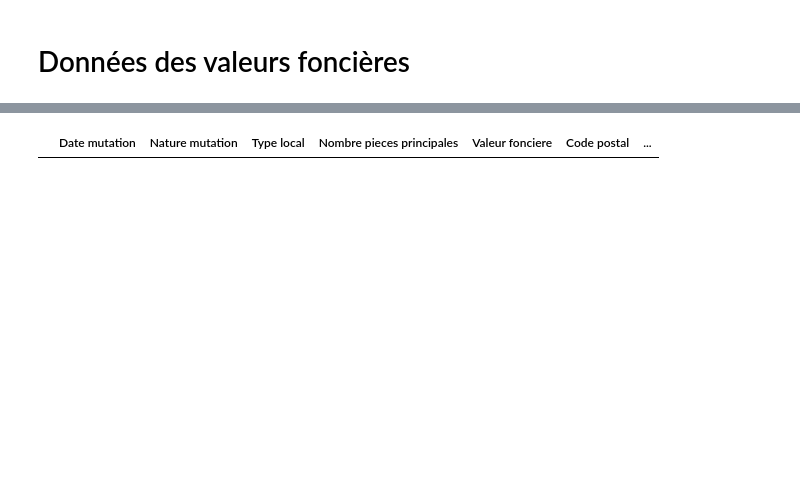
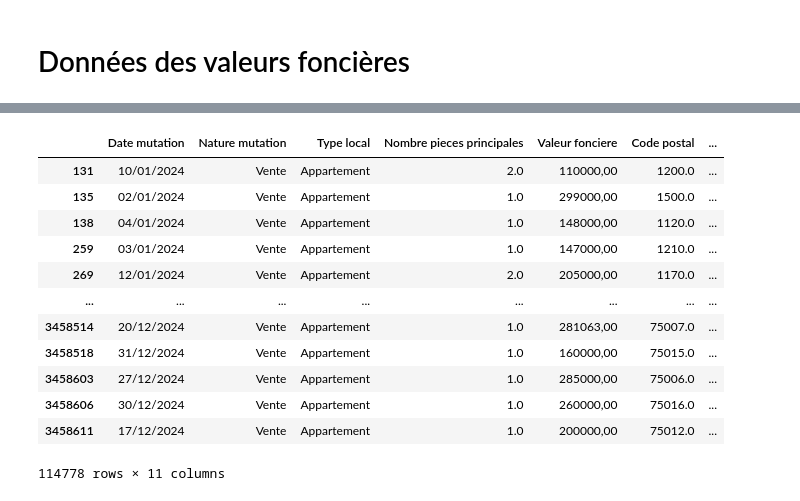
Before and after one commit to QQTipu/RealEstateInvestment, a Jupyter notebook: test.ipynb, the cells around one changed output, grey strips where cells are left out. Cells and saved outputs as stored; diff of their text form; code cells hidden in the pictures; blank space fills up the shorter version.

```diff
--- a/test.ipynb
+++ b/test.ipynb
@@ -49,5 +49,5 @@ loyers_full.loc[loyers_full['LIBGEO'].str.contains('Mérignac') & loyers_full['I
 # Données des valeurs foncières
 # %%
 # Import des données depuis data gouv
-dvf_2024 = pd.read_csv('https://www.data.gouv.fr/fr/datasets/r/5ffa8553-0e8f-4622-add9-5c0b593ca1f8', compression='zip', encoding='latin-1', sep='|').dropna()
+dvf_2024 = pd.read_csv('https://www.data.gouv.fr/fr/datasets/r/5ffa8553-0e8f-4622-add9-5c0b593ca1f8', compression='zip', encoding='latin-1', sep='|')
 # %%
@@ -81,10 +98,24 @@ Index(['Identifiant de document', 'Reference document', '1 Articles CGI',
 # %%
-df = dvf_2024.loc[
-    (dvf_2024['Nature mutation'].str.contains('vente', case=False))
-    & (dvf_2024['Type local'].str.contains('appartement', case=False))
-    & (dvf_2024['Nombre de lots'] == 1)
-    & (dvf_2024['Nombre pieces principales'] <= 2)
+dvf_2024.dropna(subset=['Date mutation', 'Nature mutation', 'Type local', 'Nombre pieces principales', 'Valeur fonciere', 'Code postal','Commune', 'Code departement', 'Code commune', '1er lot', 'Surface Carrez du 1er lot'])
+
+df = dvf_2024[
+    (dvf_2024['Nature mutation'].str.contains('vente', case=False)) &
+    (dvf_2024['Type local'].str.contains('appartement', case=False)) &
+    (dvf_2024['Nombre de lots'] == 1) &
+    (dvf_2024['Nombre pieces principales'] <= 2.0)
 ]
 df[['Date mutation', 'Nature mutation', 'Type local', 'Nombre pieces principales', 'Valeur fonciere', 'Code postal','Commune', 'Code departement', 'Code commune', '1er lot', 'Surface Carrez du 1er lot']]
 # %% [output]
 |  | Date mutation | Nature mutation | Type local | Nombre pieces principales | Valeur fonciere | Code postal | ... |
+| 131 | 10/01/2024 | Vente | Appartement | 2.0 | 110000,00 | 1200.0 | ... |
+| 135 | 02/01/2024 | Vente | Appartement | 1.0 | 299000,00 | 1500.0 | ... |
+| 138 | 04/01/2024 | Vente | Appartement | 1.0 | 148000,00 | 1120.0 | ... |
+| 259 | 03/01/2024 | Vente | Appartement | 1.0 | 147000,00 | 1210.0 | ... |
+| 269 | 12/01/2024 | Vente | Appartement | 2.0 | 205000,00 | 1170.0 | ... |
+| ... | ... | ... | ... | ... | ... | ... | ... |
+| 3458514 | 20/12/2024 | Vente | Appartement | 1.0 | 281063,00 | 75007.0 | ... |
+| 3458518 | 31/12/2024 | Vente | Appartement | 1.0 | 160000,00 | 75015.0 | ... |
+| 3458603 | 27/12/2024 | Vente | Appartement | 1.0 | 285000,00 | 75006.0 | ... |
+| 3458606 | 30/12/2024 | Vente | Appartement | 1.0 | 260000,00 | 75016.0 | ... |
+| 3458611 | 17/12/2024 | Vente | Appartement | 1.0 | 200000,00 | 75012.0 | ... |
+114778 rows × 11 columns
```
Also changed, not shown: parts of 1 cell of this notebook.
